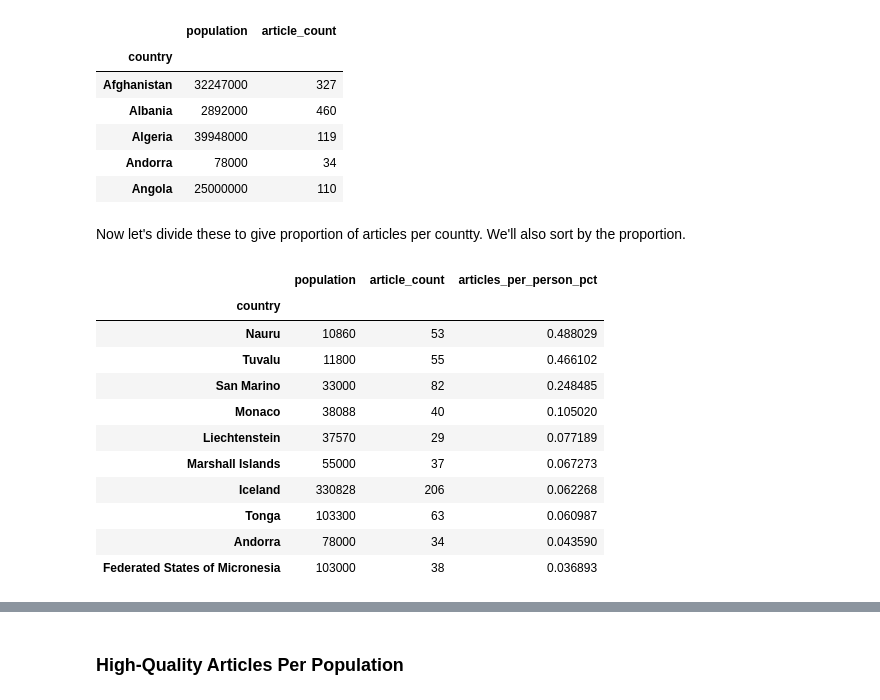
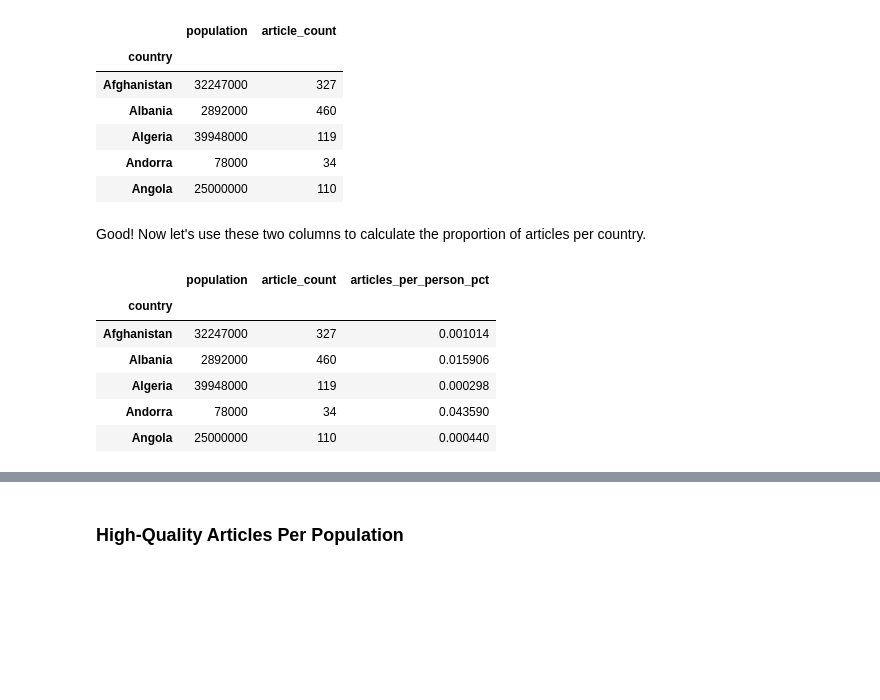
Before and after one commit to rexthompson/data-512-a2, a Jupyter notebook: hcds-a2-bias.ipynb, the cells around one changed output, grey strips where cells are left out. Cells and saved outputs as stored; diff of their text form; code cells hidden in the pictures; blank space fills up the shorter version.

```diff
--- a/hcds-a2-bias.ipynb
+++ b/hcds-a2-bias.ipynb
@@ -243,26 +338,15 @@ article_count_and_population.head()
 | Andorra | 78000 | 34 |
 | Angola | 25000000 | 110 |
 # %% [markdown]
-Now let's divide these to give proportion of articles per countty. We'll also sort by the proportion.
+Good! Now let's use these two columns to calculate the proportion of articles per country.
 # %%
 article_count_and_population['articles_per_person_pct'] = 100*article_count_and_population['article_count']/article_count_and_population['population']
-article_count_and_population.sort_values(by='articles_per_person_pct', ascending=False, inplace=True)
+article_count_and_population.head()
+# %% [output]
+|  | population | article_count | articles_per_person_pct |
+| country |  |  |  |
+| Afghanistan | 32247000 | 327 | 0.001014 |
+| Albania | 2892000 | 460 | 0.015906 |
+| Algeria | 39948000 | 119 | 0.000298 |
+| Andorra | 78000 | 34 | 0.043590 |
+| Angola | 25000000 | 110 | 0.000440 |
-# %%
-####################
-##### First 10 #####
-####################
-
-article_count_and_population.head(10)
-# %% [output]
-|  | population | article_count | articles_per_person_pct |
-| country |  |  |  |
-| Nauru | 10860 | 53 | 0.488029 |
-| Tuvalu | 11800 | 55 | 0.466102 |
-| San Marino | 33000 | 82 | 0.248485 |
-| Monaco | 38088 | 40 | 0.105020 |
-| Liechtenstein | 37570 | 29 | 0.077189 |
-| Marshall Islands | 55000 | 37 | 0.067273 |
-| Iceland | 330828 | 206 | 0.062268 |
-| Tonga | 103300 | 63 | 0.060987 |
-| Andorra | 78000 | 34 | 0.043590 |
-| Federated States of Micronesia | 103000 | 38 | 0.036893 |
```
Also changed, not shown: parts of 90 cells of this notebook, 1 other file.
